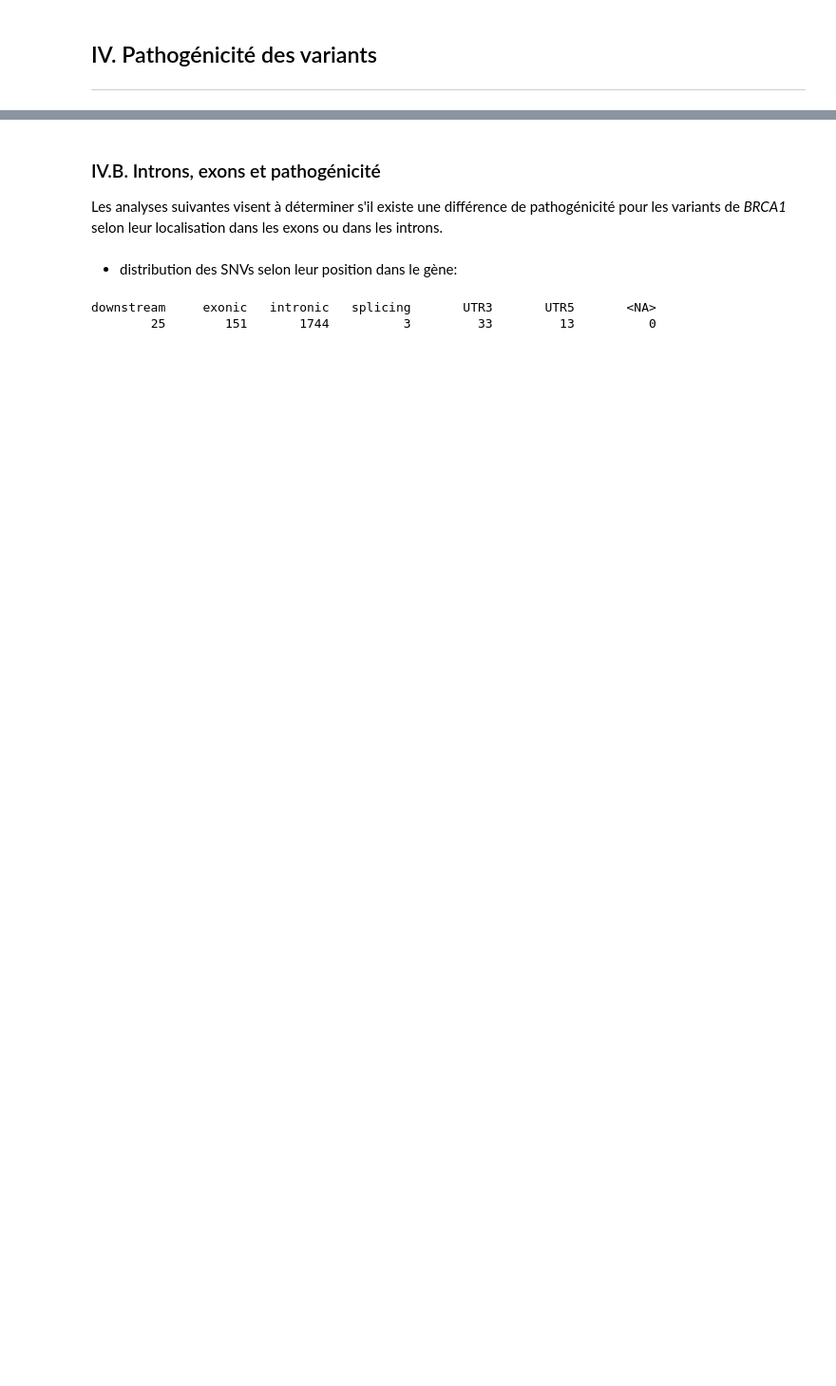
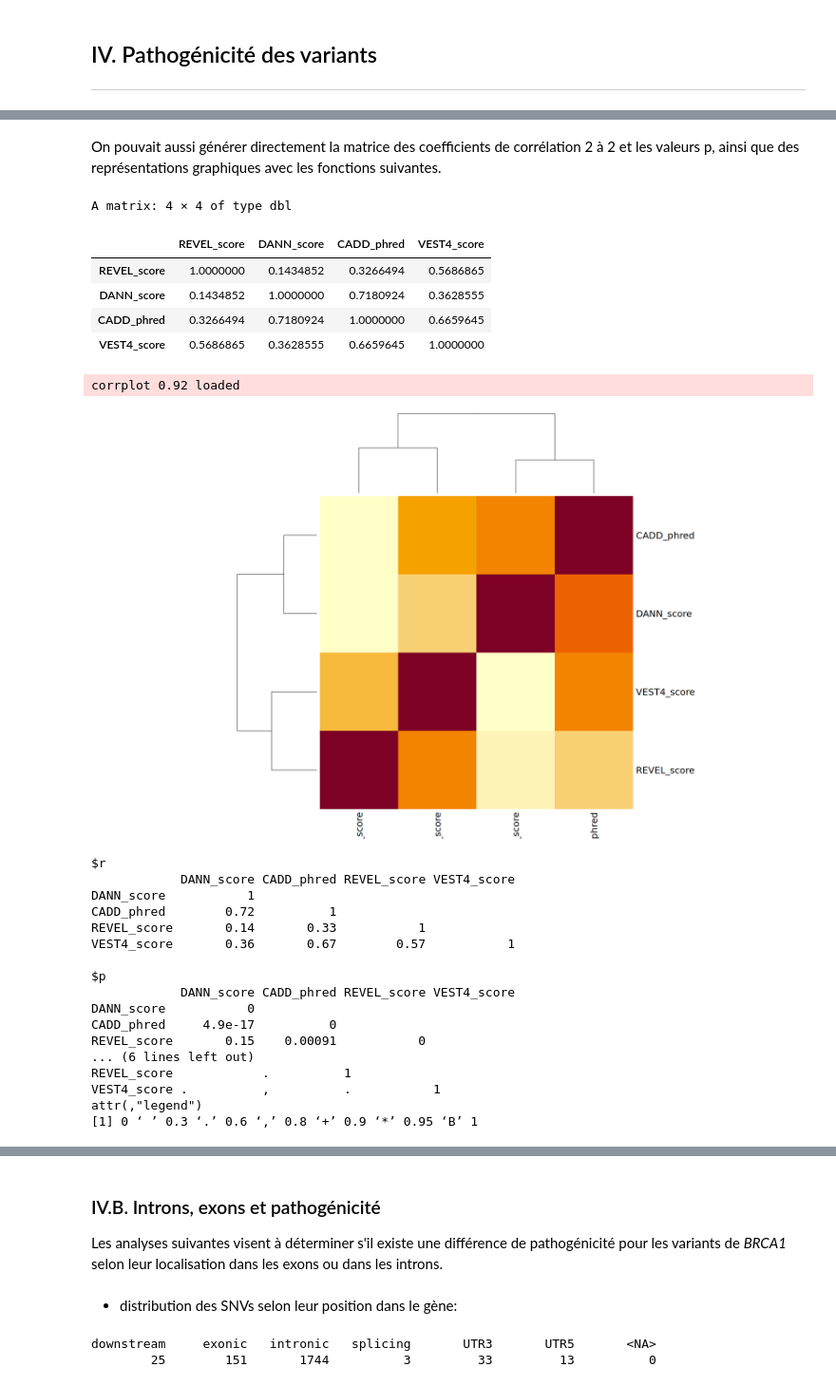
Before and after one commit to CVandiedonck/mineure_ue3, a Jupyter notebook: micro_projet_biostats-teachers.ipynb, the cells around one changed output, grey strips where cells are left out. Shown at 95% size. Drawn from its saved outputs; the diff is of its cells as text; code cells hidden in the pictures; blank space fills up the shorter version.

```diff
--- a/micro_projet_biostats-teachers.ipynb
+++ b/micro_projet_biostats-teachers.ipynb
@@ -706,0 +877,45 @@ sample estimates:
+# %% [markdown]
+On pouvait aussi générer directement la matrice des coefficients de corrélation 2 à 2 et les valeurs p, ainsi que des représentations graphiques avec les fonctions suivantes.
+# %%
+##### cell 35
+
+# generate pairwise correlation coeffifients of a matrix
+cor(brca1_snps[,c("REVEL_score", "DANN_score", "CADD_phred", "VEST4_score")],
+    method = 'pearson',
+   use = 'complete.obs')
+
+# draw a heatmap of the pairwise correlation matrix
+heatmap(cor(brca1_snps[,c("REVEL_score", "DANN_score", "CADD_phred", "VEST4_score")],
+    method = 'pearson',
+   use = 'complete.obs'))
+
+# do all in one: matrix of correlation coefficients, matrix of pvalues, correlograme
+source("http://www.sthda.com/upload/rquery_cormat.r")
+options(width = 200)
+rquery.cormat(brca1_snps[,c("REVEL_score", "DANN_score", "CADD_phred", "VEST4_score")])
+# %% [output]
+A matrix: 4 × 4 of type dbl
+|  | REVEL_score | DANN_score | CADD_phred | VEST4_score |
+| REVEL_score | 1.0000000 | 0.1434852 | 0.3266494 | 0.5686865 |
+| DANN_score | 0.1434852 | 1.0000000 | 0.7180924 | 0.3628555 |
+| CADD_phred | 0.3266494 | 0.7180924 | 1.0000000 | 0.6659645 |
+| VEST4_score | 0.5686865 | 0.3628555 | 0.6659645 | 1.0000000 |
+corrplot 0.92 loaded
+[figure, added]
+$r
+            DANN_score CADD_phred REVEL_score VEST4_score
+DANN_score           1
+CADD_phred        0.72          1
+REVEL_score       0.14       0.33           1
+VEST4_score       0.36       0.67        0.57           1
+
+$p
+            DANN_score CADD_phred REVEL_score VEST4_score
+DANN_score           0
+CADD_phred     4.9e-17          0
+REVEL_score       0.15    0.00091           0
+... (6 lines left out)
+REVEL_score            .          1
+VEST4_score .          ,          .           1
+attr(,"legend")
+[1] 0 ‘ ’ 0.3 ‘.’ 0.6 ‘,’ 0.8 ‘+’ 0.9 ‘*’ 0.95 ‘B’ 1
```
Also changed, not shown: parts of 71 cells of this notebook, 5 other files.
